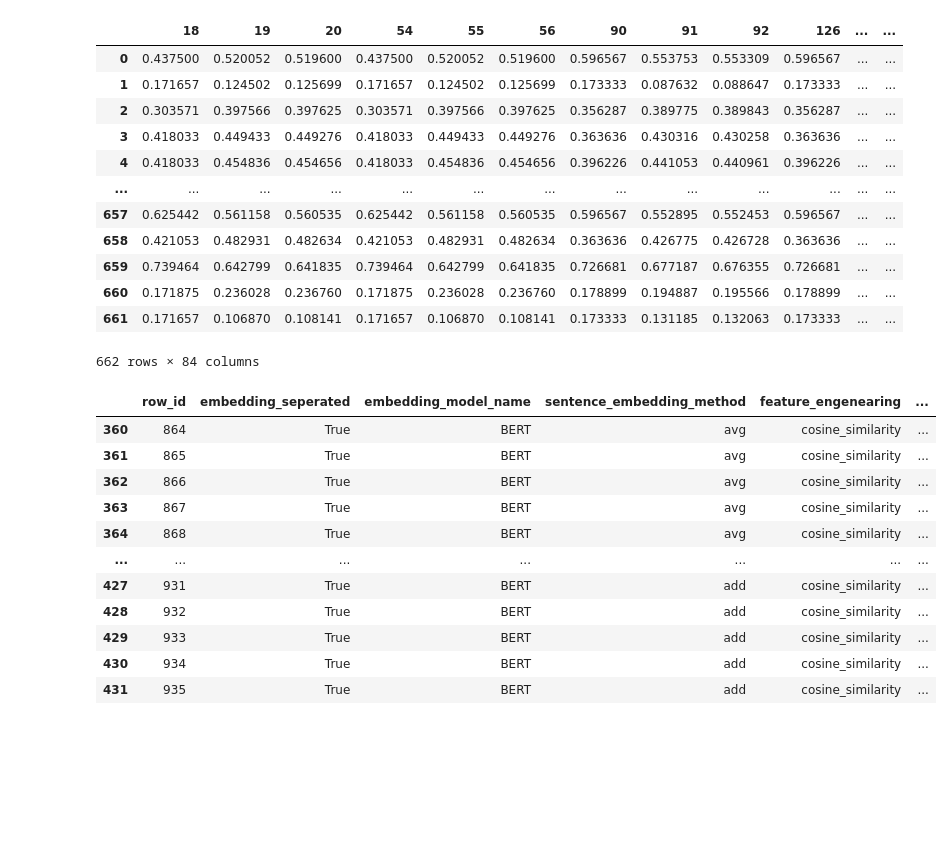
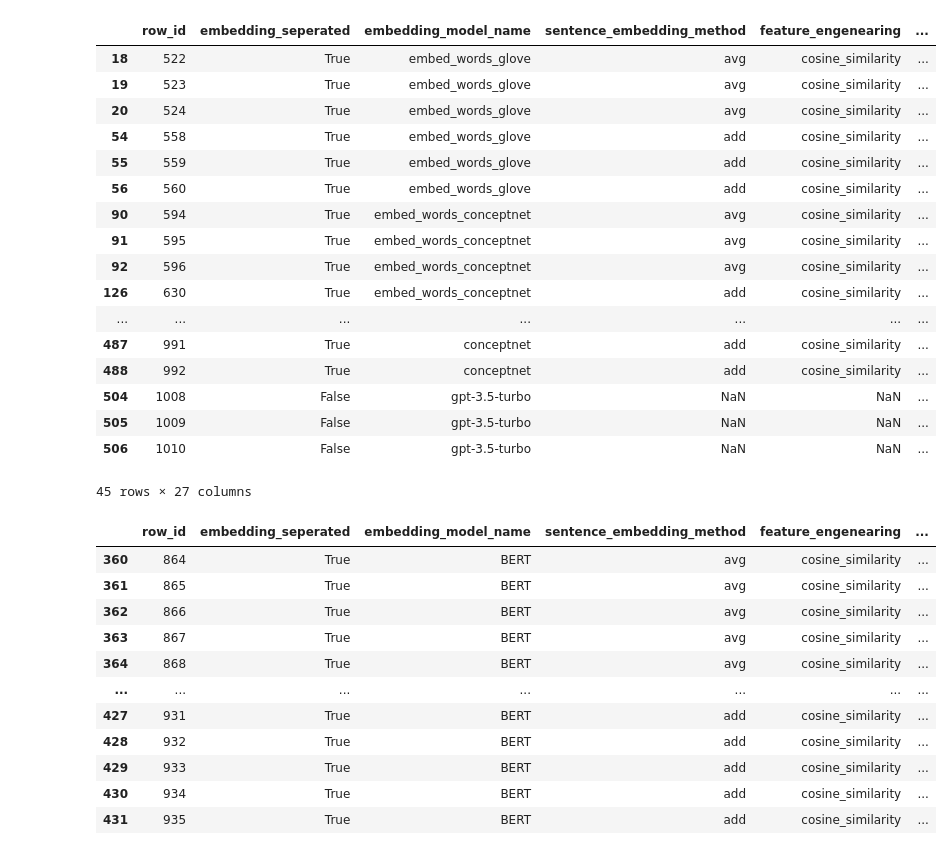
Before and after one commit to OlafVrijmoet/Thesis, a Jupyter notebook: performance_tracking/restuls_insights_test.ipynb, the cells around one changed output. Cells and saved outputs as stored; diff of their text form; code cells hidden in the pictures; blank space fills up the shorter version.

```diff
--- a/performance_tracking/restuls_insights_test.ipynb
+++ b/performance_tracking/restuls_insights_test.ipynb
@@ -1,23 +1,28 @@
 # %%
 import pandas as pd
 # %%
-performance = pd.read_csv("data/beetle/past_predictions.csv")
+performance = pd.read_csv("tracking/performance_tracking.csv")
-# %%
-performance
-# %% [output]
-|  | 18 | 19 | 20 | 54 | 55 | 56 | 90 | 91 | 92 | 126 | ... | ... |
-| 0 | 0.437500 | 0.520052 | 0.519600 | 0.437500 | 0.520052 | 0.519600 | 0.596567 | 0.553753 | 0.553309 | 0.596567 | ... | ... |
-| 1 | 0.171657 | 0.124502 | 0.125699 | 0.171657 | 0.124502 | 0.125699 | 0.173333 | 0.087632 | 0.088647 | 0.173333 | ... | ... |
-| 2 | 0.303571 | 0.397566 | 0.397625 | 0.303571 | 0.397566 | 0.397625 | 0.356287 | 0.389775 | 0.389843 | 0.356287 | ... | ... |
-| 3 | 0.418033 | 0.449433 | 0.449276 | 0.418033 | 0.449433 | 0.449276 | 0.363636 | 0.430316 | 0.430258 | 0.363636 | ... | ... |
-| 4 | 0.418033 | 0.454836 | 0.454656 | 0.418033 | 0.454836 | 0.454656 | 0.396226 | 0.441053 | 0.440961 | 0.396226 | ... | ... |
-| ... | ... | ... | ... | ... | ... | ... | ... | ... | ... | ... | ... | ... |
-| 657 | 0.625442 | 0.561158 | 0.560535 | 0.625442 | 0.561158 | 0.560535 | 0.596567 | 0.552895 | 0.552453 | 0.596567 | ... | ... |
-| 658 | 0.421053 | 0.482931 | 0.482634 | 0.421053 | 0.482931 | 0.482634 | 0.363636 | 0.426775 | 0.426728 | 0.363636 | ... | ... |
-| 659 | 0.739464 | 0.642799 | 0.641835 | 0.739464 | 0.642799 | 0.641835 | 0.726681 | 0.677187 | 0.676355 | 0.726681 | ... | ... |
-| 660 | 0.171875 | 0.236028 | 0.236760 | 0.171875 | 0.236028 | 0.236760 | 0.178899 | 0.194887 | 0.195566 | 0.178899 | ... | ... |
-| 661 | 0.171657 | 0.106870 | 0.108141 | 0.171657 | 0.106870 | 0.108141 | 0.173333 | 0.131185 | 0.132063 | 0.173333 | ... | ... |
-662 rows × 84 columns
+# %%
+performance.query("dataset_name == 'beetle' & dataset_split == 'validation'")
+# %% [output]
+|  | row_id | embedding_seperated | embedding_model_name | sentence_embedding_method | feature_engenearing | ... |
+| 18 | 522 | True | embed_words_glove | avg | cosine_similarity | ... |
+| 19 | 523 | True | embed_words_glove | avg | cosine_similarity | ... |
+| 20 | 524 | True | embed_words_glove | avg | cosine_similarity | ... |
+| 54 | 558 | True | embed_words_glove | add | cosine_similarity | ... |
+| 55 | 559 | True | embed_words_glove | add | cosine_similarity | ... |
+| 56 | 560 | True | embed_words_glove | add | cosine_similarity | ... |
+| 90 | 594 | True | embed_words_conceptnet | avg | cosine_similarity | ... |
+| 91 | 595 | True | embed_words_conceptnet | avg | cosine_similarity | ... |
+| 92 | 596 | True | embed_words_conceptnet | avg | cosine_similarity | ... |
+| 126 | 630 | True | embed_words_conceptnet | add | cosine_similarity | ... |
+| ... | ... | ... | ... | ... | ... | ... |
+| 487 | 991 | True | conceptnet | add | cosine_similarity | ... |
+| 488 | 992 | True | conceptnet | add | cosine_similarity | ... |
+| 504 | 1008 | False | gpt-3.5-turbo | NaN | NaN | ... |
+| 505 | 1009 | False | gpt-3.5-turbo | NaN | NaN | ... |
+| 506 | 1010 | False | gpt-3.5-turbo | NaN | NaN | ... |
+45 rows × 27 columns
 # %%
 performance.query("embedding_model_name == 'BERT'")
 # %% [output]
```
Also changed, not shown: 21 other files.
